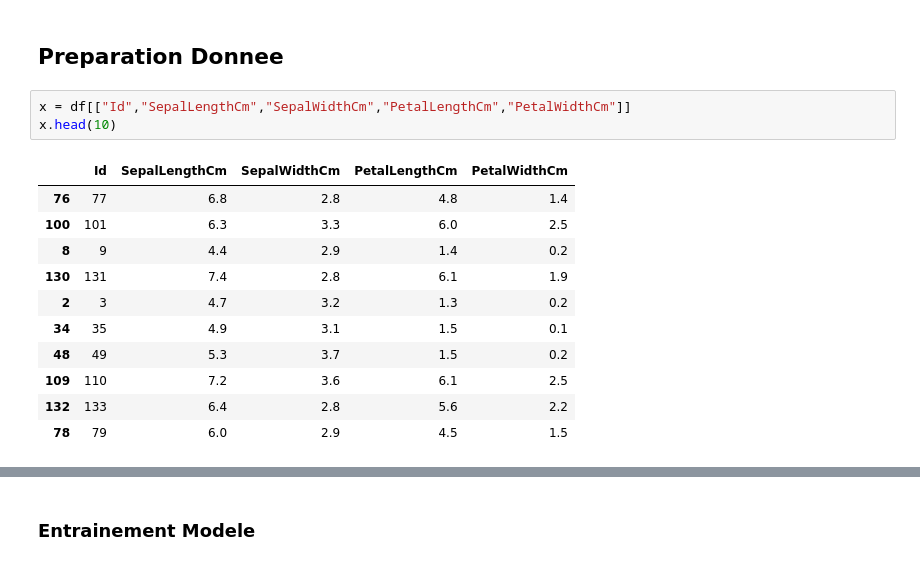
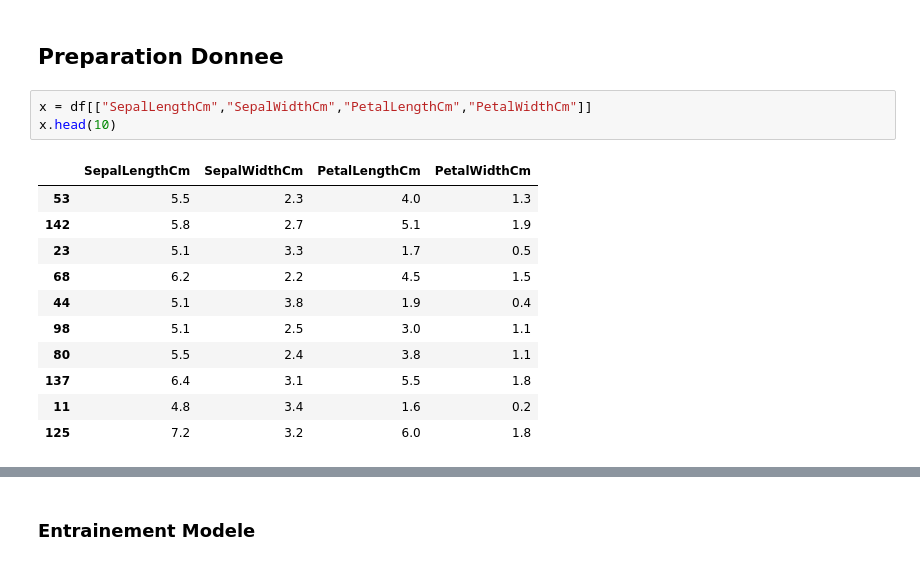
Before and after one commit to shooter-dev/api_monitor_iris, a Jupyter notebook: entrainement/main.ipynb, the cells around one changed output, grey strips where cells are left out. Saved outputs shown, nothing was run; the diff lists cells and outputs as text.

```diff
--- a/entrainement/main.ipynb
+++ b/entrainement/main.ipynb
@@ -103,20 +105,20 @@ df.head(10)
 # %% [markdown]
 ## Preparation Donnee
 # %%
-x = df[["Id","SepalLengthCm","SepalWidthCm","PetalLengthCm","PetalWidthCm"]]
+x = df[["SepalLengthCm","SepalWidthCm","PetalLengthCm","PetalWidthCm"]]
 x.head(10)
 # %% [output]
-|  | Id | SepalLengthCm | SepalWidthCm | PetalLengthCm | PetalWidthCm |
-| 76 | 77 | 6.8 | 2.8 | 4.8 | 1.4 |
-| 100 | 101 | 6.3 | 3.3 | 6.0 | 2.5 |
-| 8 | 9 | 4.4 | 2.9 | 1.4 | 0.2 |
-| 130 | 131 | 7.4 | 2.8 | 6.1 | 1.9 |
-| 2 | 3 | 4.7 | 3.2 | 1.3 | 0.2 |
-| 34 | 35 | 4.9 | 3.1 | 1.5 | 0.1 |
-| 48 | 49 | 5.3 | 3.7 | 1.5 | 0.2 |
-| 109 | 110 | 7.2 | 3.6 | 6.1 | 2.5 |
-| 132 | 133 | 6.4 | 2.8 | 5.6 | 2.2 |
-| 78 | 79 | 6.0 | 2.9 | 4.5 | 1.5 |
+|  | SepalLengthCm | SepalWidthCm | PetalLengthCm | PetalWidthCm |
+| 53 | 5.5 | 2.3 | 4.0 | 1.3 |
+| 142 | 5.8 | 2.7 | 5.1 | 1.9 |
+| 23 | 5.1 | 3.3 | 1.7 | 0.5 |
+| 68 | 6.2 | 2.2 | 4.5 | 1.5 |
+| 44 | 5.1 | 3.8 | 1.9 | 0.4 |
+| 98 | 5.1 | 2.5 | 3.0 | 1.1 |
+| 80 | 5.5 | 2.4 | 3.8 | 1.1 |
+| 137 | 6.4 | 3.1 | 5.5 | 1.8 |
+| 11 | 4.8 | 3.4 | 1.6 | 0.2 |
+| 125 | 7.2 | 3.2 | 6.0 | 1.8 |
 # %%
 y = df[["Species"]]
 y.head(10)
```
Also changed, not shown: parts of 15 cells of this notebook, 7 other files.
